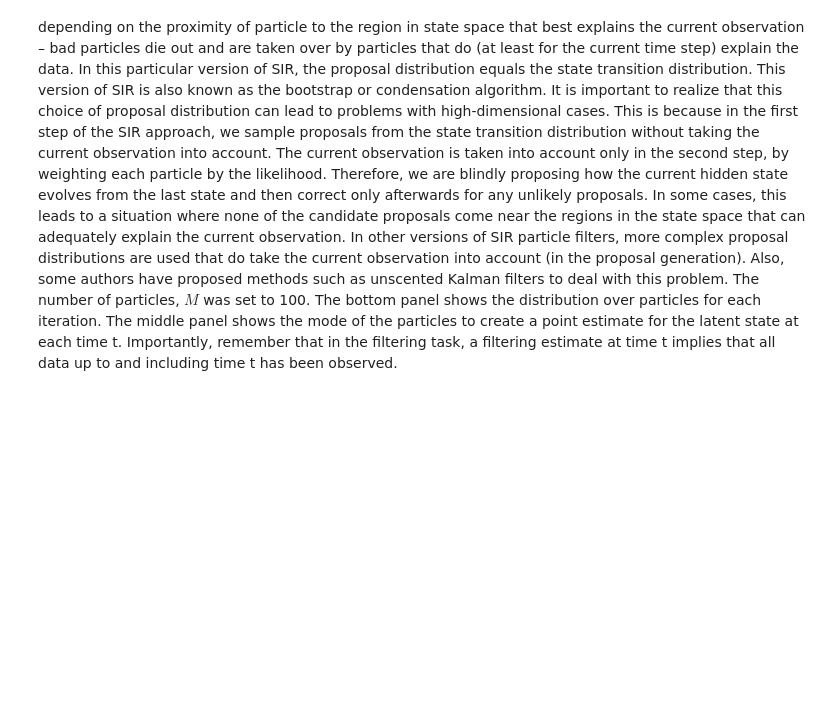
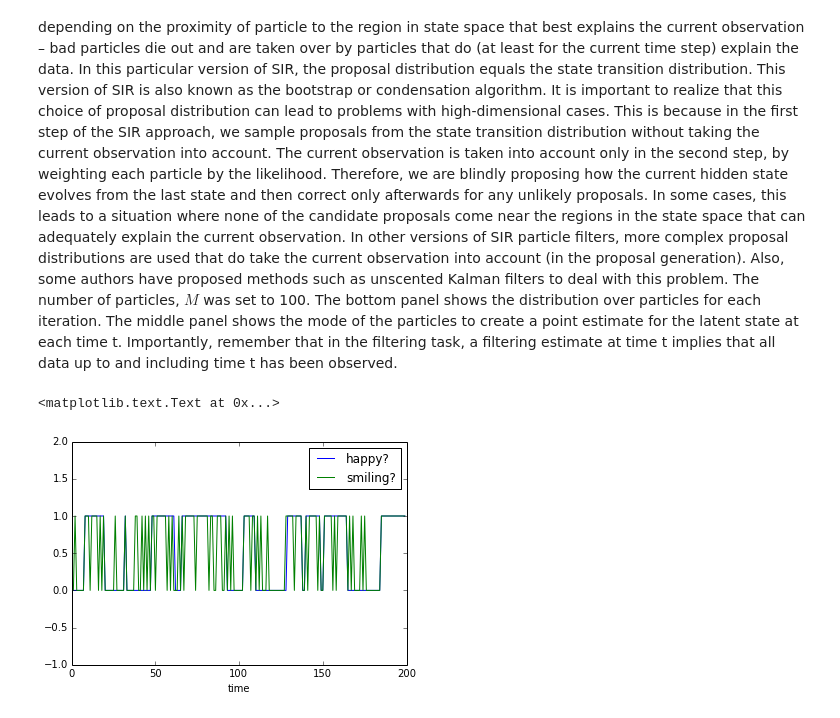
Before and after one commit to AM207/Site, a Jupyter notebook: am207/content/notebooks/Lecture18_HMM.ipynb, the cells around one changed output. Drawn from its saved outputs; the diff is of its cells as text; code cells hidden in the pictures; blank space fills up the shorter version.

```diff
--- a/am207/content/notebooks/Lecture18_HMM.ipynb
+++ b/am207/content/notebooks/Lecture18_HMM.ipynb
@@ -508,43 +519,45 @@ estimate at time t implies that all data up to and including time t has been obs
 # %%
 #let's do an example with Pavlos smiling. Pavlos can either be happy or sad. Pavlos switches moods about once every ten seconds (typical).
 #If Pavlos is happy, there is a .8 chance that he will smile. If he is sad, there is only .2 chance of him smiling.
 
 #probability that Pavlos will switch moods this second
 a=.1
 
 #probability that Pavlos will smile, given that he's happy (1-b if he's not happy)
 b=.8
 
 #we can thus generate an set of observations based on this model
 Ttotal=200
 
 #hidden states
-xs = zeros((1,Ttotal))[0]
-xs[0] = randint(2)
+xs = np.zeros((1,Ttotal))[0]
+xs[0] = np.random.randint(2)
 
 #observed states
-y = zeros((1,Ttotal))[0]
+y = np.zeros((1,Ttotal))[0]
 
 for t in range(1,Ttotal):
-    if rand() < a:
+    if np.random.rand() < a:
         xs[t] = 1-xs[t-1]
     else:
         xs[t] = xs[t-1]
     if xs[t]:
-        if rand() < b:
+        if np.random.rand() < b:
             y[t] = 1
         else:
             y[t] = 0
     else:
-        if rand() < 1-b:
+        if np.random.rand() < 1-b:
             y[t] = 1
         else:
             y[t] = 0
 
-plot([i for i in range(Ttotal)], xs)
-ylim([-1,2])
-plot([i for i in range(Ttotal)], y)
-legend(['happy?', 'smiling?'])
-xlabel('time')
-show()
+plt.plot([i for i in range(Ttotal)], xs)
+plt.ylim([-1,2])
+plt.plot([i for i in range(Ttotal)], y)
+plt.legend(['happy?', 'smiling?'])
+plt.xlabel('time')
+# %% [output]
+<matplotlib.text.Text at 0x...>
+[figure, added]
 # %%
```
Also changed, not shown: parts of 5 cells of this notebook, 5 other files.
